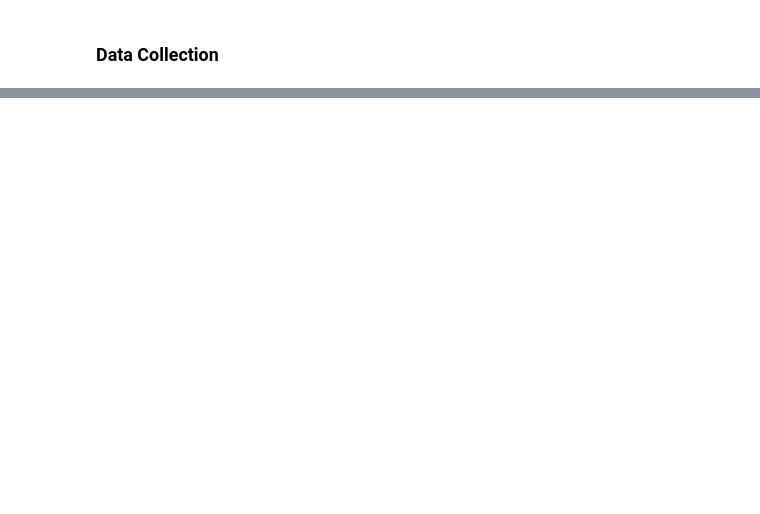
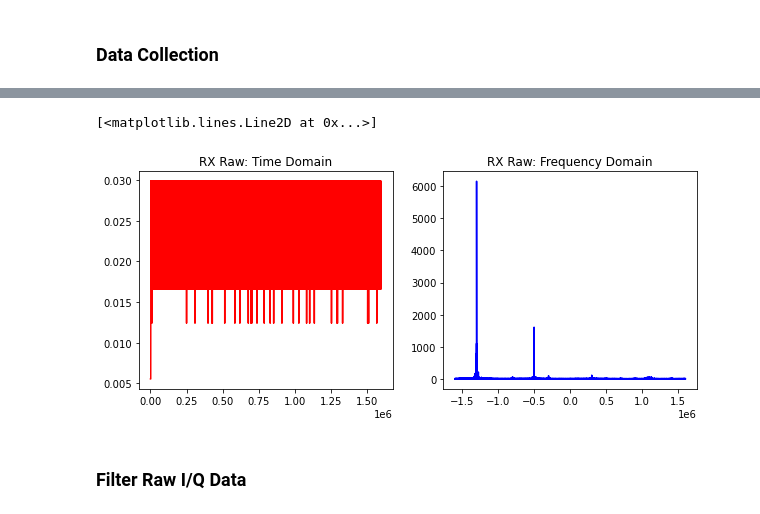
Before and after one commit to amitferman/FSK-Backscatter, a Jupyter notebook: rx/rx.ipynb, the cells around one changed output, grey strips where cells are left out. Drawn from its saved outputs; the diff is of its cells as text; code cells hidden in the pictures; blank space fills up the shorter version.

```diff
--- a/rx/rx.ipynb
+++ b/rx/rx.ipynb
@@ -50 +67,16 @@ Move away from Zero-IF to avoid DC offset
+# %%
+dsamples = dsinusoid * samples
+dspectrum = np.fft.fftshift(np.fft.fft(dsamples))
+freqs = np.linspace(-nyquist,+nyquist,len(dspectrum))
+
+fig, (ax1, ax2) = plt.subplots(1, 2, figsize=(10, 4))
+ax1.set_title("RX Raw: Time Domain")
+ax1.plot(np.abs(dsamples), color='red')
+ax2.set_title("RX Raw: Frequency Domain")
+ax2.plot(freqs, np.abs(dspectrum), color='blue')
+# %% [output]
+[<matplotlib.lines.Line2D at 0x...>]
+[figure, added]
+# %% [markdown]
+### Filter Raw I/Q Data
 # %%
```
Also changed, not shown: parts of 45 cells of this notebook, 8 other files.
